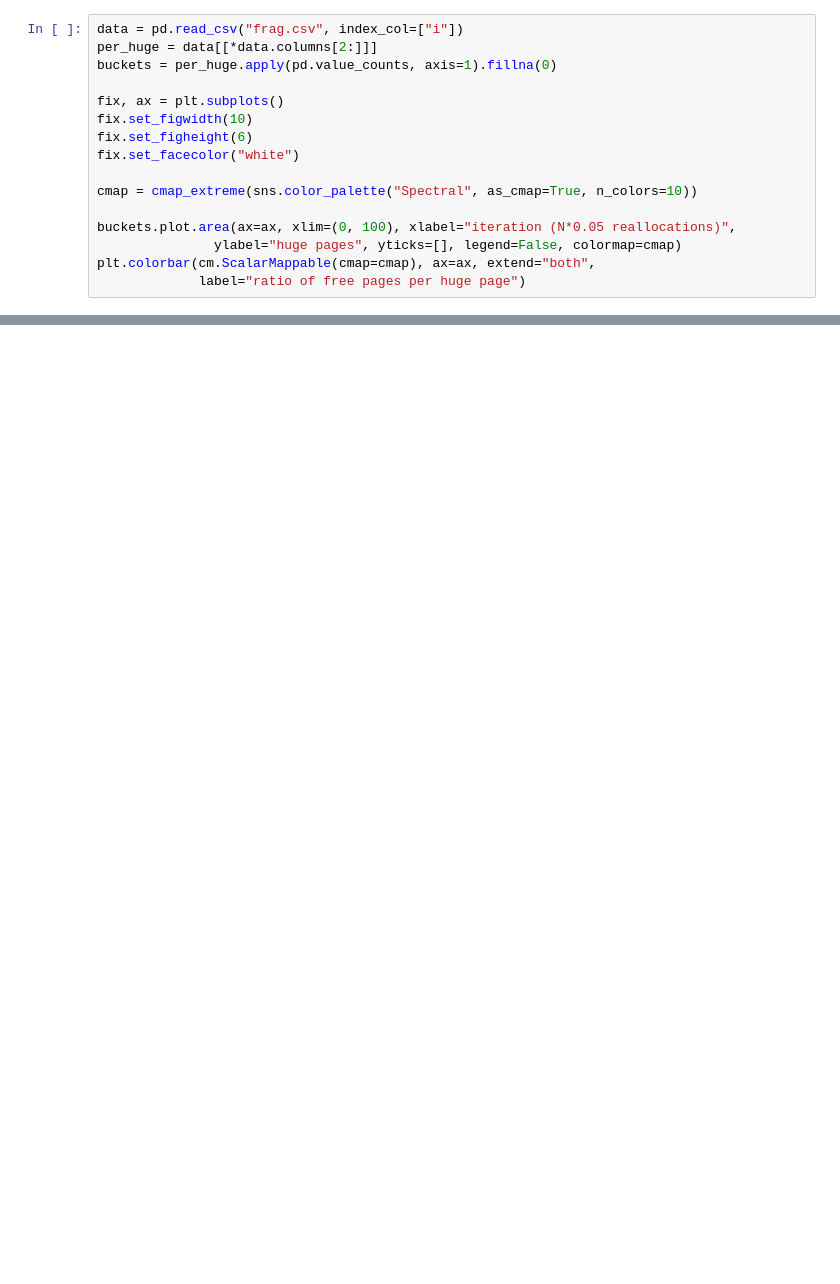
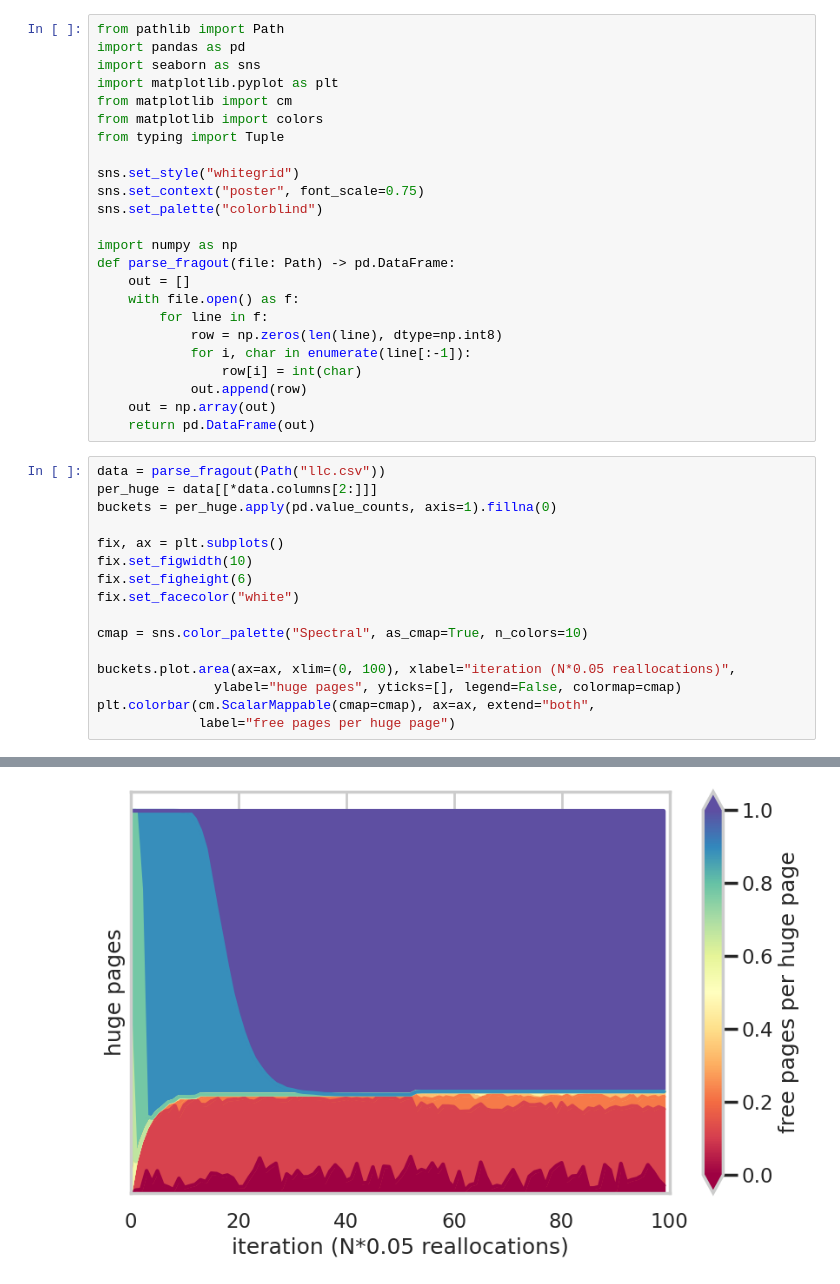
Before and after one commit to luhsra/llfree-rs, a Jupyter notebook: results/frag.ipynb, the cells around one changed output, grey strips where cells are left out. Cells and saved outputs as stored; diff of their text form; blank space fills up the shorter version.

```diff
--- a/results/frag.ipynb
+++ b/results/frag.ipynb
@@ -38,5 +1,29 @@ def cmap_extreme(map: colors.Colormap) -> colors.Colormap:
+# %%
+from pathlib import Path
+import pandas as pd
+import seaborn as sns
+import matplotlib.pyplot as plt
+from matplotlib import cm
+from matplotlib import colors
+from typing import Tuple
+
+sns.set_style("whitegrid")
+sns.set_context("poster", font_scale=0.75)
+sns.set_palette("colorblind")
+
+import numpy as np
+def parse_fragout(file: Path) -> pd.DataFrame:
+    out = []
+    with file.open() as f:
+        for line in f:
+            row = np.zeros(len(line), dtype=np.int8)
+            for i, char in enumerate(line[:-1]):
+                row[i] = int(char)
+            out.append(row)
+    out = np.array(out)
+    return pd.DataFrame(out)
 # %%
-data = pd.read_csv("frag.csv", index_col=["i"])
+data = parse_fragout(Path("llc.csv"))
 per_huge = data[[*data.columns[2:]]]
 buckets = per_huge.apply(pd.value_counts, axis=1).fillna(0)
 
@@ -45,9 +32,10 @@ fix.set_figwidth(10)
 fix.set_figheight(6)
 fix.set_facecolor("white")
 
-cmap = cmap_extreme(sns.color_palette("Spectral", as_cmap=True, n_colors=10))
+cmap = sns.color_palette("Spectral", as_cmap=True, n_colors=10)
 
 buckets.plot.area(ax=ax, xlim=(0, 100), xlabel="iteration (N*0.05 reallocations)",
                ylabel="huge pages", yticks=[], legend=False, colormap=cmap)
 plt.colorbar(cm.ScalarMappable(cmap=cmap), ax=ax, extend="both",
-             label="ratio of free pages per huge page")
+             label="free pages per huge page")
+# %% [output]
@@ -54 +43,2 @@ plt.colorbar(cm.ScalarMappable(cmap=cmap), ax=ax, extend="both",
+[figure, added]
 # %%
```
Also changed, not shown: parts of 5 cells of this notebook, 19 other files.
